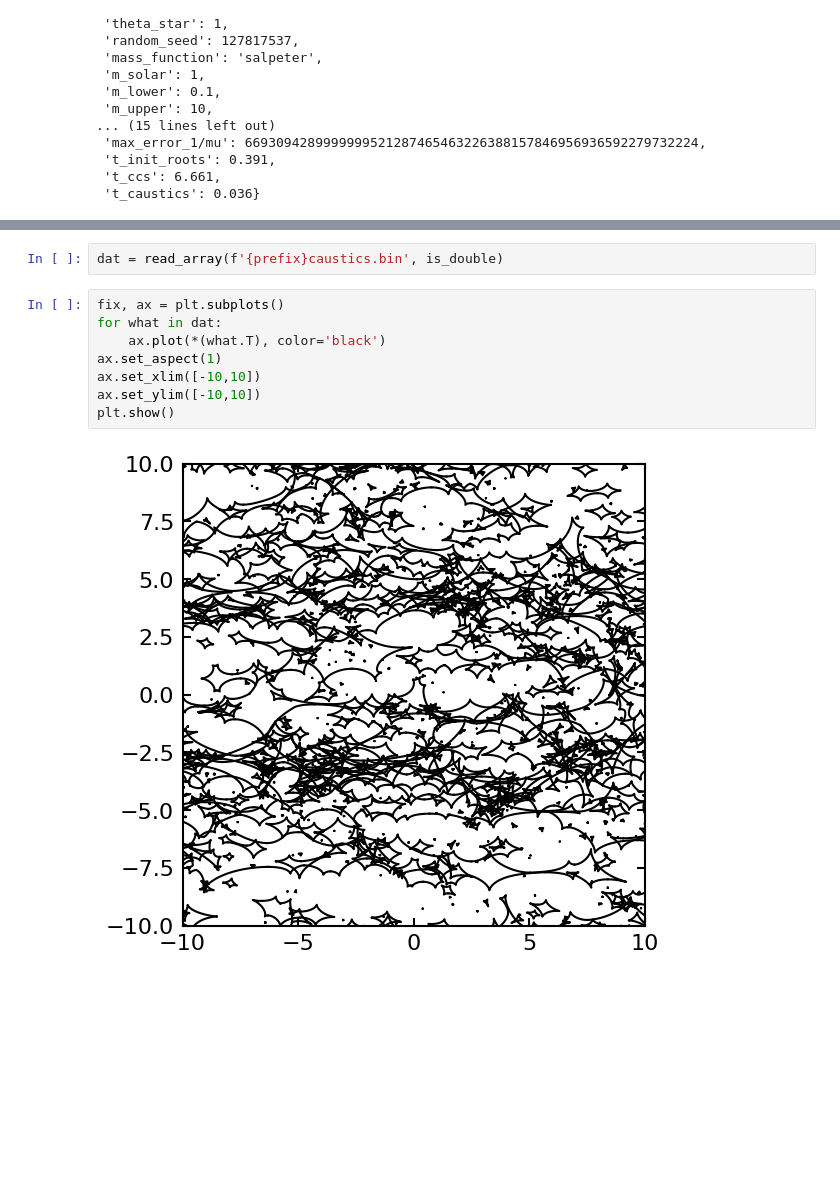
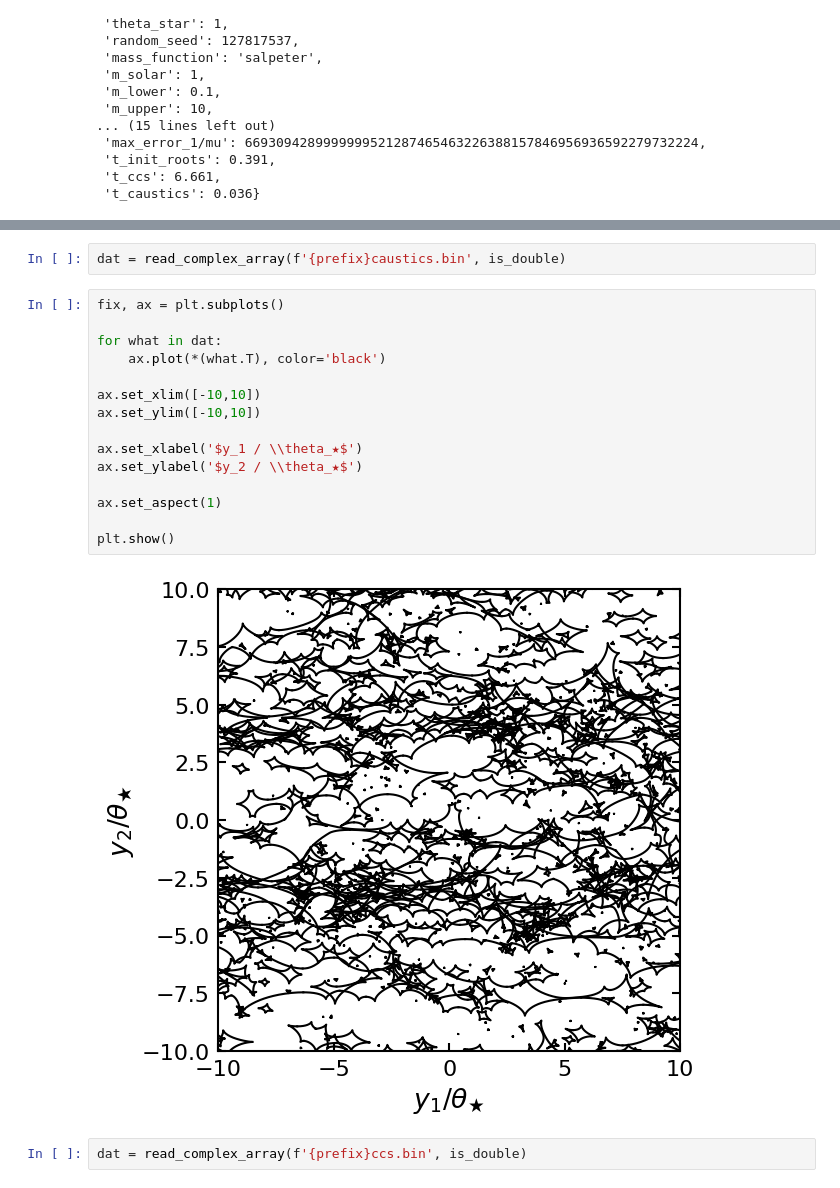
Before and after one commit to weisluke/ccf, a Jupyter notebook: view_output.ipynb, the cells around one changed output, grey strips where cells are left out. Saved outputs shown, nothing was run; the diff lists cells and outputs as text; blank space fills up the shorter version.

```diff
--- a/view_output.ipynb
+++ b/view_output.ipynb
@@ -105,12 +51,21 @@ plt.show()
 # %%
-dat = read_array(f'{prefix}caustics.bin', is_double)
+dat = read_complex_array(f'{prefix}caustics.bin', is_double)
 # %%
 fix, ax = plt.subplots()
+
 for what in dat:
     ax.plot(*(what.T), color='black')
-ax.set_aspect(1)
+
 ax.set_xlim([-10,10])
 ax.set_ylim([-10,10])
+
+ax.set_xlabel('$y_1 / \\theta_★$')
+ax.set_ylabel('$y_2 / \\theta_★$')
+
+ax.set_aspect(1)
+
 plt.show()
 # %% [output]
-[figure, old version]
+[figure, new version]
+# %%
+dat = read_complex_array(f'{prefix}ccs.bin', is_double)
```
Also changed, not shown: parts of 8 cells of this notebook, 1 other file.
